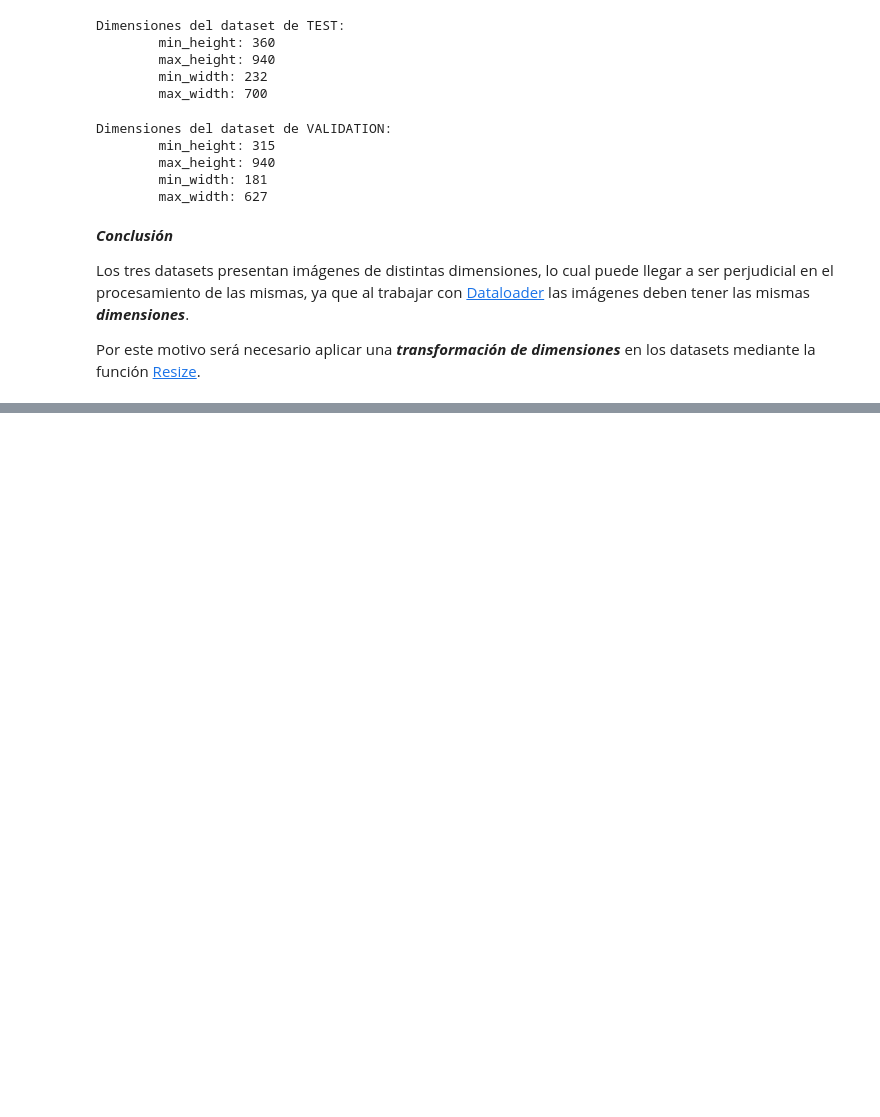
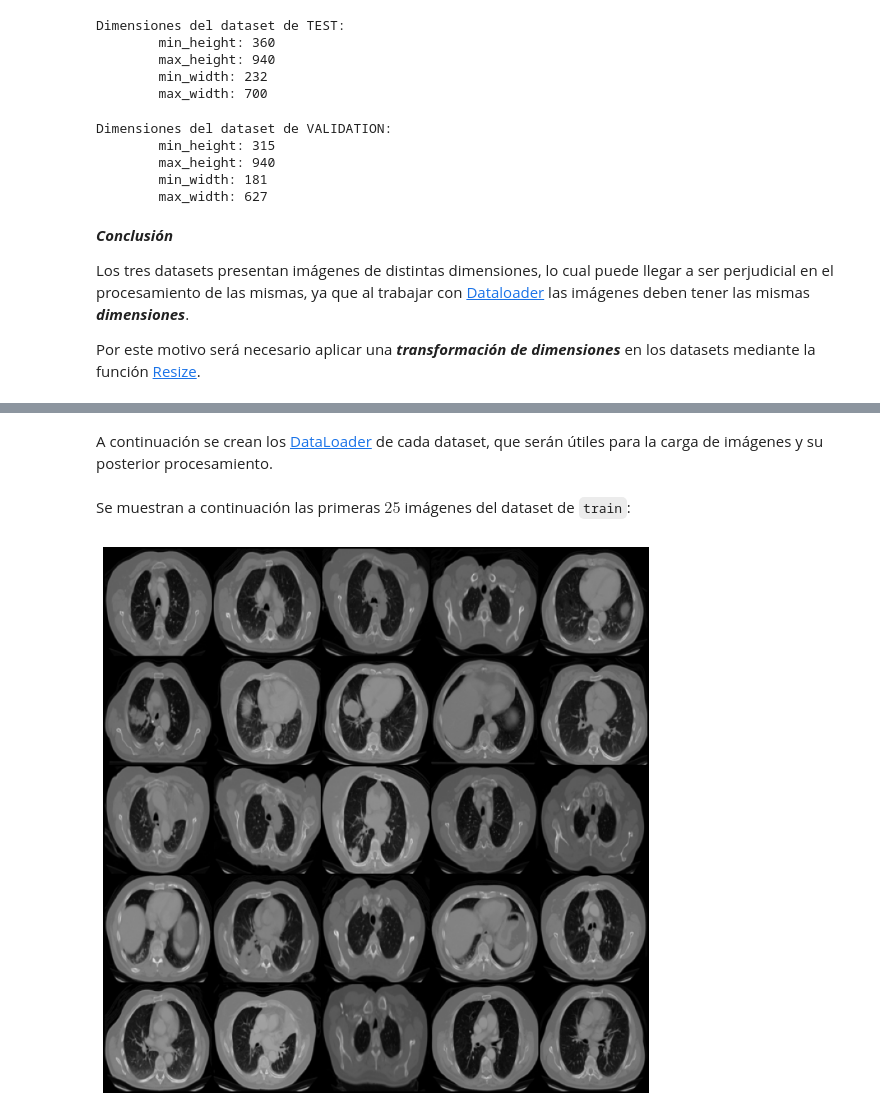
Before and after one commit to gasper-az/vision-computadora-II-trabajo-final, a Jupyter notebook: trabajo-final.ipynb, the cells around one changed output, grey strips where cells are left out. Drawn from its saved outputs; the diff is of its cells as text; code cells hidden in the pictures; blank space fills up the shorter version.

Commit message:
[EDA] Visualización de imágenes

```diff
--- a/trabajo-final.ipynb
+++ b/trabajo-final.ipynb
@@ -340,0 +352,48 @@ Por este motivo será necesario aplicar una ***transformación de dimensiones***
+# %%
+basic_transform = transforms.Compose([
+    transforms.Resize((128, 128)),
+    transforms.ToTensor(),
+])
+# %%
+train_data = datasets.ImageFolder(root=DATASET_TRAIN, transform=basic_transform)
+test_data = datasets.ImageFolder(root=DATASET_TEST, transform=basic_transform)
+validation_data = datasets.ImageFolder(root=DATASET_VALID, transform=basic_transform)
+# %% [markdown]
+A continuación se crean los [DataLoader](https://docs.pytorch.org/docs/stable/data.html#torch.utils.data.DataLoader) de cada dataset, que serán útiles para la carga de imágenes y su posterior procesamiento.
+# %%
+BATCH_SIZE = 32
+
+train_loader = DataLoader(train_data, batch_size=BATCH_SIZE)
+test_loader = DataLoader(test_data, batch_size=BATCH_SIZE)
+validation_loader = DataLoader(validation_data, batch_size=BATCH_SIZE)
+# %%
+def show_images_from_loader(dataloader: DataLoader, figsize: tuple = (10, 10),
+                            rows: int = 5, nrow: int = 5):
+  """
+  Muestra N imágenes de un dataloader.
+
+  Args:
+    dataloader (DataLoader): dataloader con las imágenes a mostrar.
+    figsize (tuple): Tupla que indica el tamaño de la imagen resultante.
+    rows (int): Cantidad de filas a mostrar en la imagen resultante.
+    nrow (int): Cantidad de imágenes por filas.
+  Raise:
+    ValueError: si el product de nrow y row es mayor al batch_size del dataloader.
+  """
+  if (rows * nrow) > dataloader.batch_size:
+    raise ValueError(f"El producto de rows y nrows ({rows} * {nrow}) debe ser menor o igual a batch_size del dataloader ({dataloader.batch_size}).")
+
+  dataiter = iter(dataloader)
+  images, labels = next(dataiter)
+
+  plt.figure(figsize=figsize)
+  plt.imshow(np.transpose(torchvision.utils.make_grid(
+      images[:rows * nrow], nrow=nrow).numpy(), (1, 2, 0)))
+  plt.axis('off')
+  plt.show()
+# %% [markdown]
+Se muestran a continuación las primeras $25$ imágenes del dataset de `train`:
+# %%
+show_images_from_loader(dataloader=train_loader)
+# %% [output]
+[figure, added]
```
Also changed, not shown: parts of 7 cells of this notebook.
